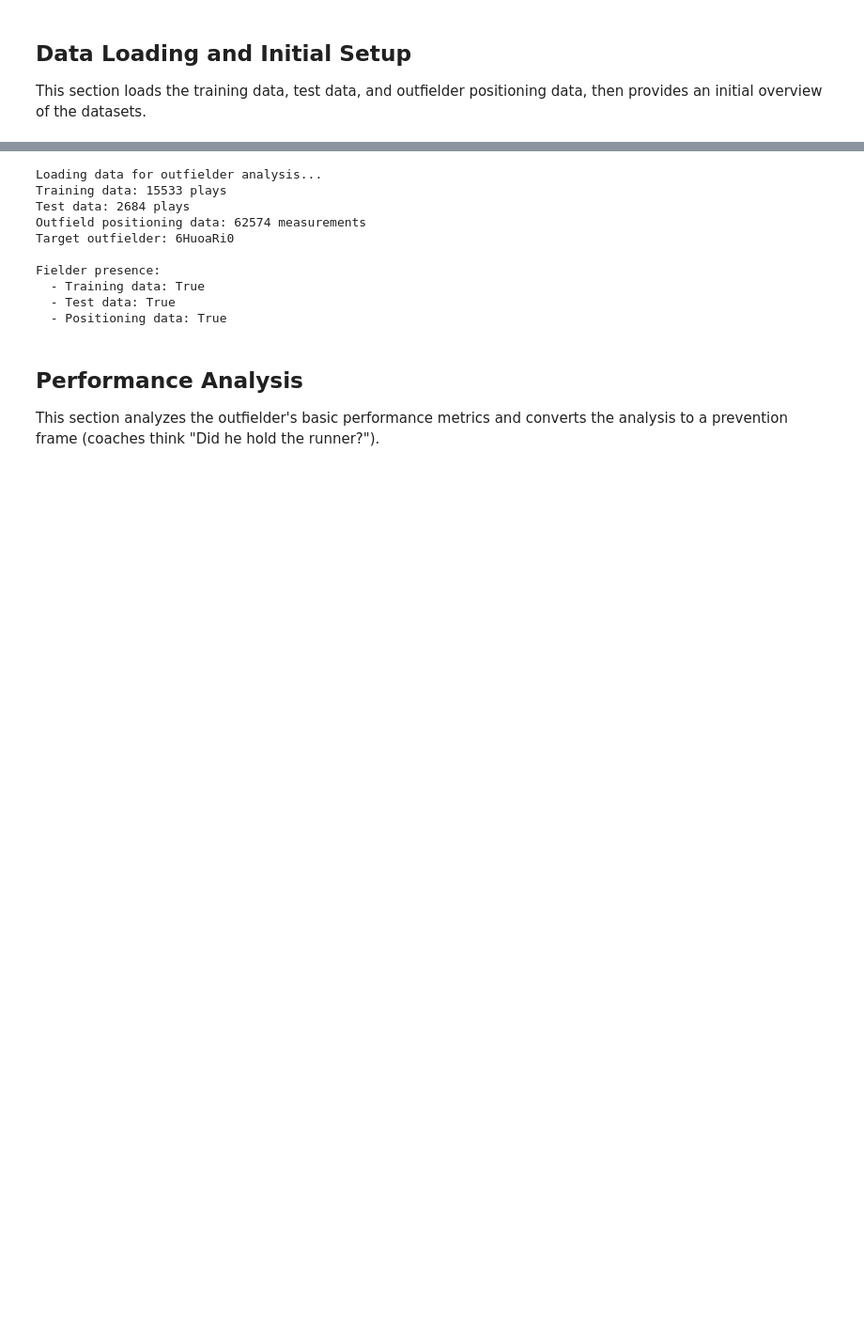
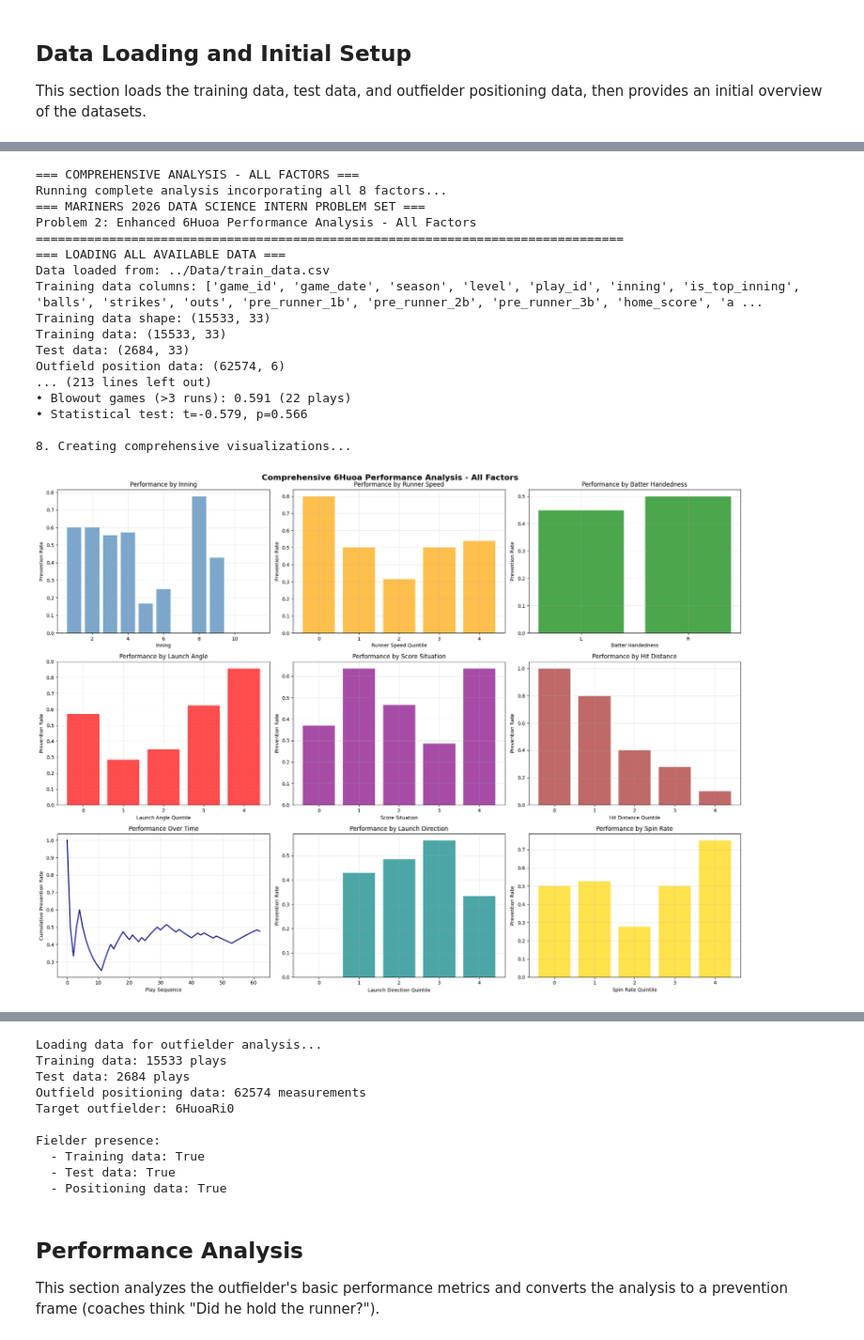
Before and after one commit to caleblee24/MarinersProject, a Jupyter notebook: Problem_2/Outfielder_Performance_Analysis.ipynb, the cells around one changed output, grey strips where cells are left out. Shown at 94% size. Saved outputs shown, nothing was run; the diff lists cells and outputs as text; code cells hidden in the pictures; blank space fills up the shorter version.

Commit message:
updating Models

```diff
--- a/Problem 2/Outfielder_Performance_Analysis.ipynb
+++ b/Problem_2/Outfielder_Performance_Analysis.ipynb
@@ -19,20 +32,44 @@ Outfielder 6HuoaRi0 has just been called up from Triple-A and the Major League c
 
 This section loads the training data, test data, and outfielder positioning data, then provides an initial overview of the datasets.
 # %%
-# Import necessary libraries
+# Import comprehensive analysis libraries
 import pandas as pd
 import numpy as np
 import matplotlib.pyplot as plt
 import seaborn as sns
+from scipy import stats
 from math import sqrt
+from datetime import datetime
 import warnings
 warnings.filterwarnings('ignore')
+
+# Import enhanced model (portable path)
+import sys
+import os
+
+# Add the RawCode directory to the path
+current_dir = os.getcwd()
+rawcode_path = os.path.join(current_dir, 'RawCode')
+if os.path.exists(rawcode_path):
+    sys.path.append(rawcode_path)
+    from problem_2_model import OutfielderAnalysis
+    print("Enhanced outfielder analysis model loaded from RawCode/")
+else:
+    # Try alternative path structure
+    problem2_path = os.path.join(current_dir, 'Problem_2', 'RawCode')
+    if os.path.exists(problem2_path):
+        sys.path.append(problem2_path)
+        from problem_2_model import OutfielderAnalysis
+        print("Enhanced outfielder analysis model loaded from Problem_2/RawCode/")
+    else:
+        print("Could not find problem_2_model.py. Please ensure the file is in the correct location.")
+        print("Expected locations: RawCode/ or Problem_2/RawCode/")
 
 # Set plotting style
 plt.style.use('default')
 sns.set_palette("husl")
-plt.rcParams['figure.figsize'] = (12, 8)
+plt.rcParams['figure.figsize'] = (15, 10)
 plt.rcParams['font.size'] = 10
 
-print("✓ Libraries imported successfully")
+print("Enhanced analysis libraries imported successfully")
 # %% [output]
@@ -39,0 +206,34 @@ print("✓ Libraries imported successfully")
+# %%
+# Run comprehensive analysis
+print("=== COMPREHENSIVE ANALYSIS - ALL FACTORS ===")
+print("Running complete analysis incorporating all 8 factors...")
+
+# Initialize enhanced analyzer
+analyzer = OutfielderAnalysis()
+
+# Run comprehensive analysis
+results = analyzer.run_comprehensive_analysis()
+
+print(f"\n COMPREHENSIVE ANALYSIS COMPLETE!")
+print(f"Analyzed all 8 factors: positioning, game situation, runner characteristics,")
+print(f"advanced ball tracking, handedness effects, temporal trends, score situations,")
+print(f"and fielder characteristics.")
+# %% [output]
+=== COMPREHENSIVE ANALYSIS - ALL FACTORS ===
+Running complete analysis incorporating all 8 factors...
+=== MARINERS 2026 DATA SCIENCE INTERN PROBLEM SET ===
+Problem 2: Enhanced 6Huoa Performance Analysis - All Factors
+================================================================================
+=== LOADING ALL AVAILABLE DATA ===
+Data loaded from: ../Data/train_data.csv
+Training data columns: ['game_id', 'game_date', 'season', 'level', 'play_id', 'inning', 'is_top_inning', 'balls', 'strikes', 'outs', 'pre_runner_1b', 'pre_runner_2b', 'pre_runner_3b', 'home_score', 'a ...
+Training data shape: (15533, 33)
+Training data: (15533, 33)
+Test data: (2684, 33)
+Outfield position data: (62574, 6)
+... (213 lines left out)
+• Blowout games (>3 runs): 0.591 (22 plays)
+• Statistical test: t=-0.579, p=0.566
+
+8. Creating comprehensive visualizations...
+[figure, added]
```
Also changed, not shown: parts of 6 cells of this notebook, 19 other files.
